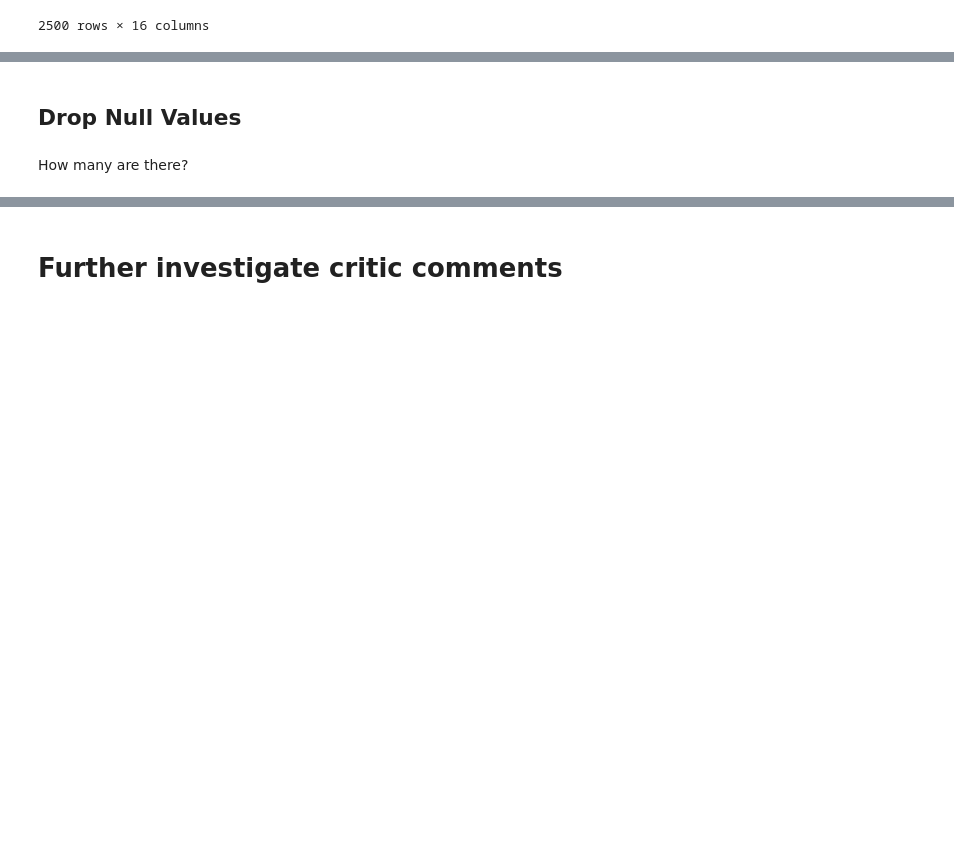
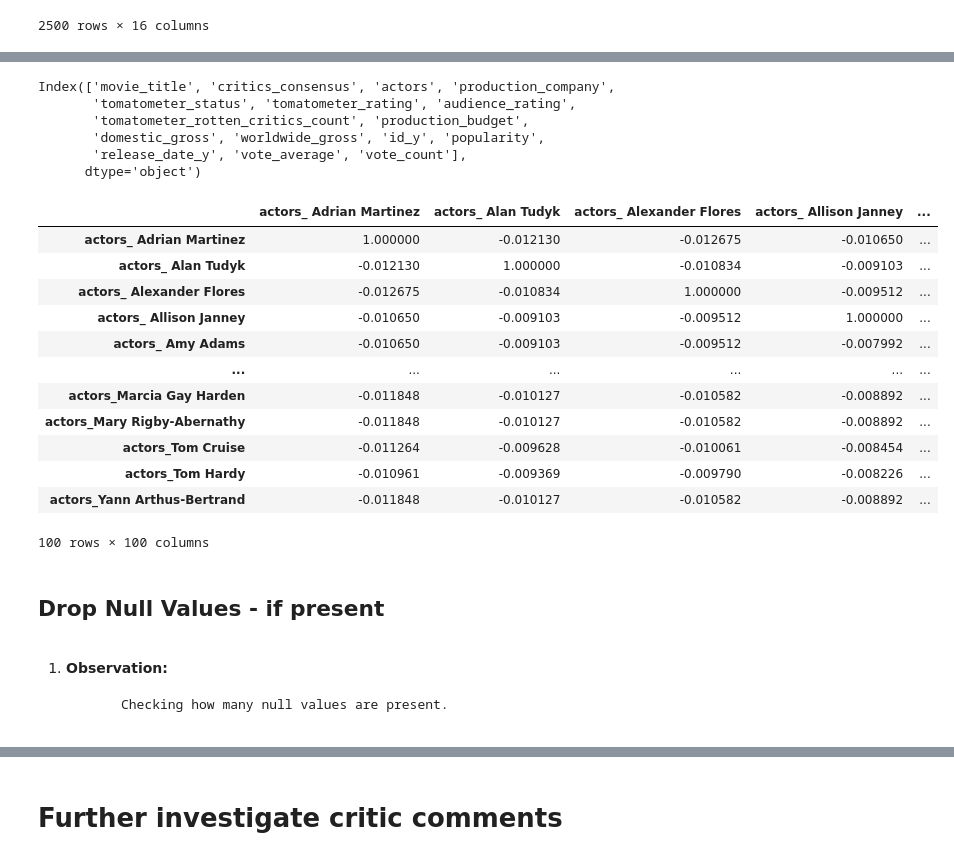
Before and after one commit to jchandleroneal/microsoft-movie-analysis, a Jupyter notebook: movie_analysis.ipynb, the cells around one changed output, grey strips where cells are left out. Drawn from its saved outputs; the diff is of its cells as text; code cells hidden in the pictures; blank space fills up the shorter version.

```diff
--- a/movie_analysis.ipynb
+++ b/movie_analysis.ipynb
@@ -70,5 +73,41 @@ movie_overview_columnDrop
+# %%
+example = movie_overview_columnDrop.copy()
+example.actors = example.actors.str.split(',')
+# %%
+example = example.explode('actors')
+# %%
+example.columns
+# %% [output]
+Index(['movie_title', 'critics_consensus', 'actors', 'production_company',
+       'tomatometer_status', 'tomatometer_rating', 'audience_rating',
+       'tomatometer_rotten_critics_count', 'production_budget',
+       'domestic_gross', 'worldwide_gross', 'id_y', 'popularity',
+       'release_date_y', 'vote_average', 'vote_count'],
+      dtype='object')
+# %%
+example = example[example.actors.isin(example.actors.value_counts()[:100].index.tolist())]
+# %%
+example = pd.get_dummies(example, columns = ['actors'])
+# %%
+example[example.columns[15:].tolist() + ['worldwide_gross']].corr()
+# %% [output]
+|  | actors_ Adrian Martinez | actors_ Alan Tudyk | actors_ Alexander Flores | actors_ Allison Janney | ... |
+| actors_ Adrian Martinez | 1.000000 | -0.012130 | -0.012675 | -0.010650 | ... |
+| actors_ Alan Tudyk | -0.012130 | 1.000000 | -0.010834 | -0.009103 | ... |
+| actors_ Alexander Flores | -0.012675 | -0.010834 | 1.000000 | -0.009512 | ... |
+| actors_ Allison Janney | -0.010650 | -0.009103 | -0.009512 | 1.000000 | ... |
+| actors_ Amy Adams | -0.010650 | -0.009103 | -0.009512 | -0.007992 | ... |
+| ... | ... | ... | ... | ... | ... |
+| actors_Marcia Gay Harden | -0.011848 | -0.010127 | -0.010582 | -0.008892 | ... |
+| actors_Mary Rigby-Abernathy | -0.011848 | -0.010127 | -0.010582 | -0.008892 | ... |
+| actors_Tom Cruise | -0.011264 | -0.009628 | -0.010061 | -0.008454 | ... |
+| actors_Tom Hardy | -0.010961 | -0.009369 | -0.009790 | -0.008226 | ... |
+| actors_Yann Arthus-Bertrand | -0.011848 | -0.010127 | -0.010582 | -0.008892 | ... |
+100 rows × 100 columns
 # %% [markdown]
-## Drop Null Values
+## Drop Null Values  - if present
 # %% [markdown]
-How many are there?
+1. **Observation:**
+
+            Checking how many null values are present.
 # %%
```
Also changed, not shown: parts of 24 cells of this notebook.
